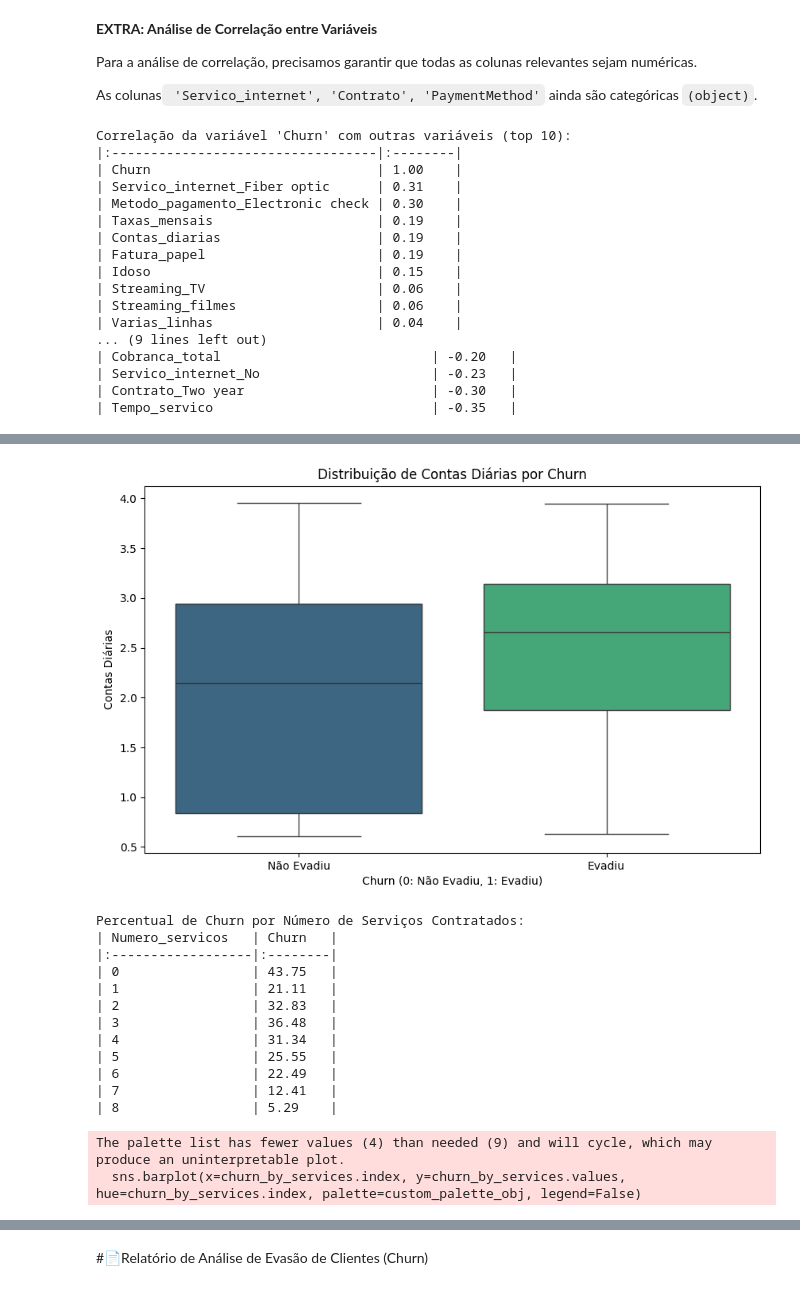
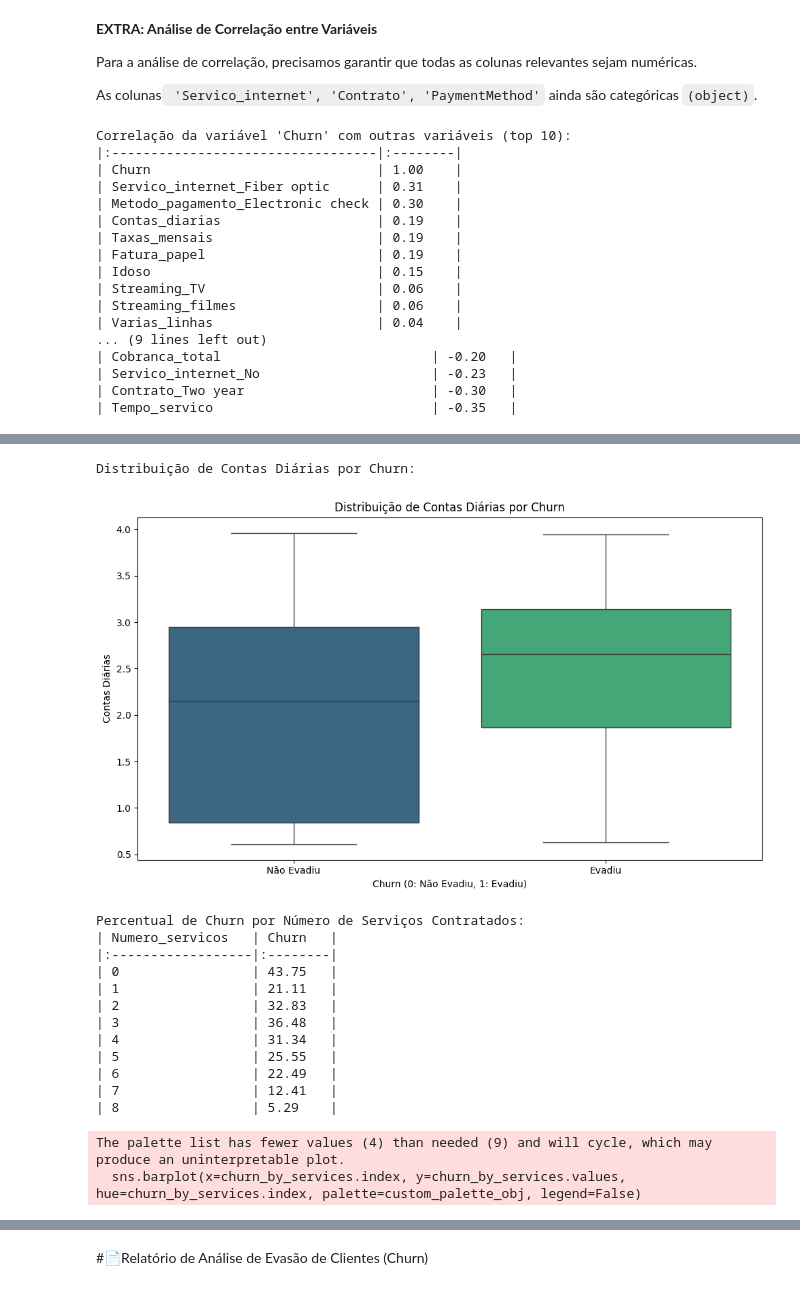
Before and after one commit to Raybarreto/Challenge2_TelecomX_I, a Jupyter notebook: Telecom_BR.ipynb, the cells around one changed output, grey strips where cells are left out. Drawn from its saved outputs; the diff is of its cells as text; code cells hidden in the pictures.

```diff
--- a/Telecom_BR.ipynb
+++ b/Telecom_BR.ipynb
@@ -113,7 +112,7 @@ df.head()
 
 Com os dados limpos, o próximo passo é criar uma nova coluna chamada `Contas_Diarias`, que representará o faturamento diário do cliente, calculado a partir do `Charges.Monthly.`
 # %%
-df['Contas_Diarias'] = df['account.Charges.Monthly'] / 30
+df['Contas_Diarias'] = (df['account.Charges.Monthly'] / 30).round(2)
 df.head()
 # %% [output]
 |  | customerID | Churn | customer.gender | customer.SeniorCitizen | customer.Partner | customer.Dependents | ... |
@@ -245,7 +235,7 @@ print(churn_percentage.to_markdown(floatfmt=".2f", numalign="left", stralign="le
 
 # Contagem de clientes que saíram ou não
 plt.figure(figsize=(6, 4))
-custom_palette_obj = sns.color_palette("Set2", n_colors=len(churn_by_category.index))
+custom_palette_obj = sns.color_palette("Set2", n_colors=df['Churn'].nunique())
 sns.countplot(x='Churn', data=df, width=0.5, hue='Churn', palette=custom_palette_obj, legend=False)
 plt.title('Distribuição da Evasão de Clientes (Churn)', loc='left', fontsize=16)
 plt.xlabel('Churn', fontsize=14)
@@ -422,6 +412,7 @@ df_encoded['Numero_servicos'] = df_encoded[service_cols].sum(axis=1)
     plt.show()
 
     # Análise específica: A relação entre a conta diária e a evasão.
+    print("\nDistribuição de Contas Diárias por Churn:")
     plt.figure(figsize=(10, 6))
     custom_palette_binary = sns.color_palette("viridis", n_colors=2)
     sns.boxplot(x='Churn', y='Contas_diarias', data=df_encoded, hue='Churn', palette=custom_palette_binary, legend=False)
@@ -430,52 +421,55 @@ df_encoded['Numero_servicos'] = df_encoded[service_cols].sum(axis=1)
     plt.xlabel('Churn (0: Não Evadiu, 1: Evadiu)')
     plt.ylabel('Contas Diárias')
     plt.xticks(ticks=[0, 1], labels=['Não Evadiu', 'Evadiu'])
+    plt.tight_layout()
     plt.show()
 
     # Análise específica: Como a quantidade de serviços contratados afeta a probabilidade de churn.
     churn_by_services = df_encoded.groupby('Numero_servicos')['Churn'].mean() * 100
     print("\nPercentual de Churn por Número de Serviços Contratados:")
     print(churn_by_services.to_markdown(floatfmt=".2f", numalign="left", stralign="left"))
 
     plt.figure(figsize=(10, 6))
     custom_palette_obj = sns.color_palette("Set2", n_colors=len(churn_by_category.index))
     sns.barplot(x=churn_by_services.index, y=churn_by_services.values, hue=churn_by_services.index, palette=custom_palette_obj, legend=False)
     plt.title('Percentual de Evasão por Número de Serviços Contratados')
     plt.xlabel('Número de Serviços Contratados')
     plt.ylabel('Percentual de Evasão (%)')
     plt.grid(True, axis='y', linestyle='--', alpha=0.6)
+    plt.tight_layout()
     plt.show()
 # %% [output]
 Correlação da variável 'Churn' com outras variáveis (top 10):
 |:----------------------------------|:--------|
 | Churn                             | 1.00    |
 | Servico_internet_Fiber optic      | 0.31    |
 | Metodo_pagamento_Electronic check | 0.30    |
+| Contas_diarias                    | 0.19    |
 | Taxas_mensais                     | 0.19    |
-| Contas_diarias                    | 0.19    |
 | Fatura_papel                      | 0.19    |
 | Idoso                             | 0.15    |
 | Streaming_TV                      | 0.06    |
 | Streaming_filmes                  | 0.06    |
 | Varias_linhas                     | 0.04    |
 ... (9 lines left out)
 | Cobranca_total                           | -0.20   |
 | Servico_internet_No                      | -0.23   |
 | Contrato_Two year                        | -0.30   |
 | Tempo_servico                            | -0.35   |
 [figure]
+Distribuição de Contas Diárias por Churn:
-[figure, old version]
+[figure, new version]
-Percentual de Churn por Número de Serviços Contratados:
-| Numero_servicos   | Churn   |
-|:------------------|:--------|
-| 0                 | 43.75   |
-| 1                 | 21.11   |
-| 2                 | 32.83   |
-| 3                 | 36.48   |
-| 4                 | 31.34   |
-| 5                 | 25.55   |
-| 6                 | 22.49   |
-| 7                 | 12.41   |
-| 8                 | 5.29    |
-The palette list has fewer values (4) than needed (9) and will cycle, which may produce an uninterpretable plot.
-  sns.barplot(x=churn_by_services.index, y=churn_by_services.values, hue=churn_by_services.index, palette=custom_palette_obj, legend=False)
+Percentual de Churn por Número de Serviços Contratados:
+| Numero_servicos   | Churn   |
+|:------------------|:--------|
+| 0                 | 43.75   |
+| 1                 | 21.11   |
+| 2                 | 32.83   |
+| 3                 | 36.48   |
+| 4                 | 31.34   |
+| 5                 | 25.55   |
+| 6                 | 22.49   |
+| 7                 | 12.41   |
+| 8                 | 5.29    |
+The palette list has fewer values (4) than needed (9) and will cycle, which may produce an uninterpretable plot.
+  sns.barplot(x=churn_by_services.index, y=churn_by_services.values, hue=churn_by_services.index, palette=custom_palette_obj, legend=False)
```
Also changed, not shown: parts of 11 cells of this notebook.
